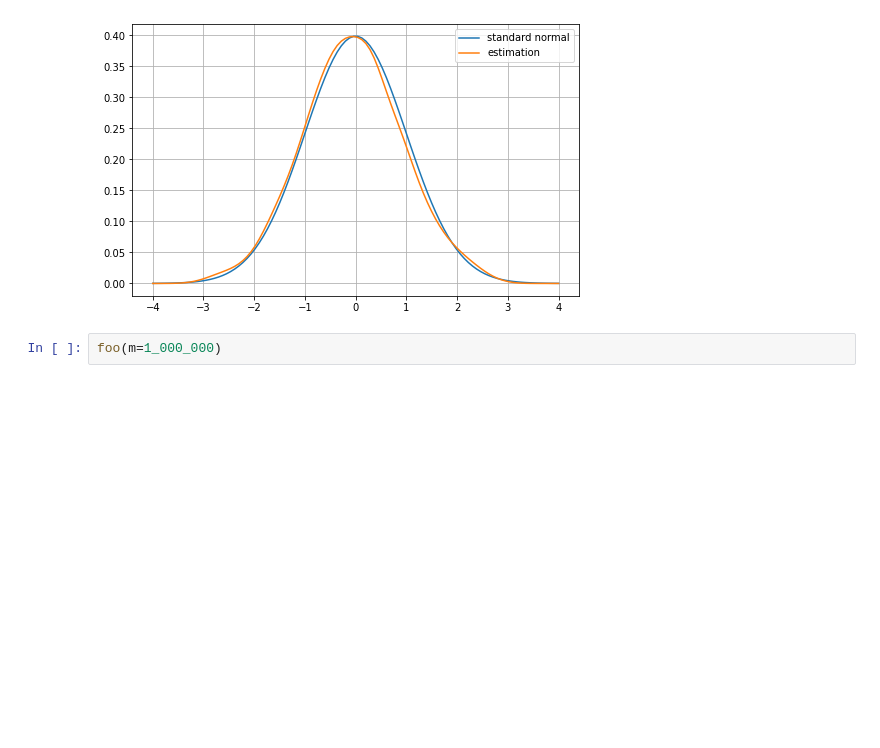
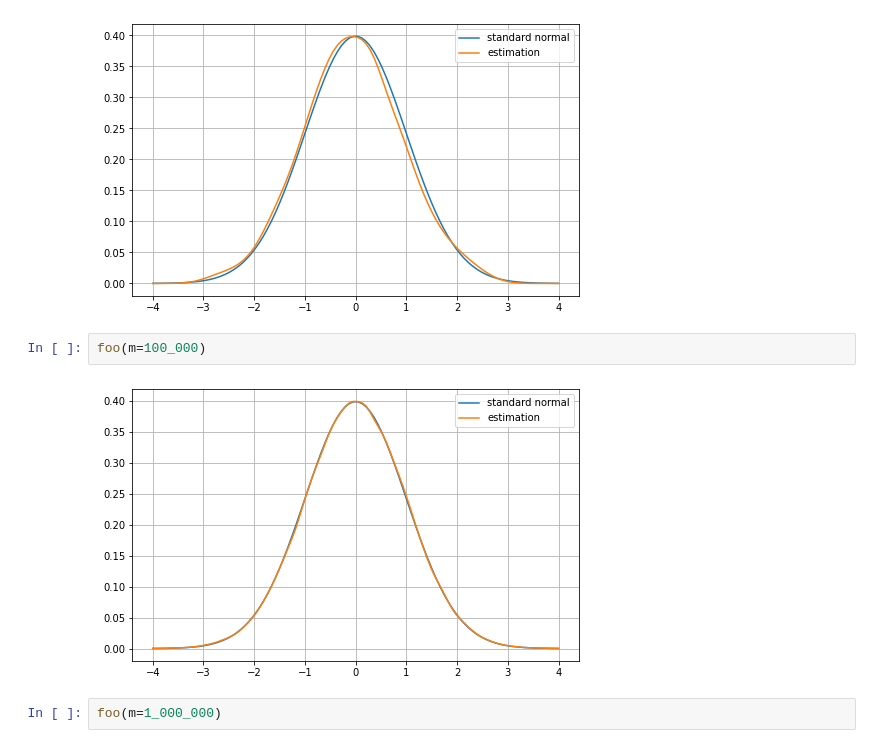
Before and after one commit to krystianfranus/kde-learn, a Jupyter notebook: notebooks/kde.ipynb, the cells around one changed output. Saved outputs shown, nothing was run; the diff lists cells and outputs as text; blank space fills up the shorter version.

```diff
--- a/notebooks/kde.ipynb
+++ b/notebooks/kde.ipynb
@@ -29,6 +29,10 @@ foo(m=10)
 foo(m=1000)
 # %% [output]
 [figure]
+# %%
+foo(m=100_000)
+# %% [output]
+[figure, added]
 # %%
 foo(m=1_000_000)
 # %% [output]
```
Also changed, not shown: parts of 3 cells of this notebook, 6 other files.
